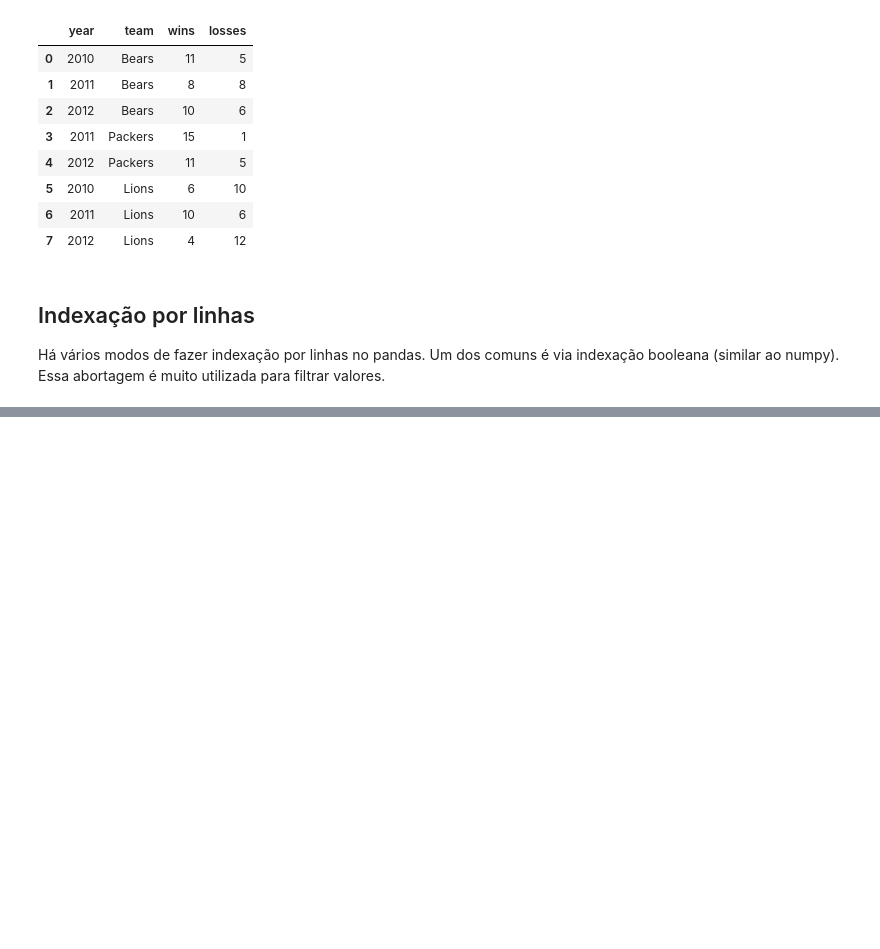
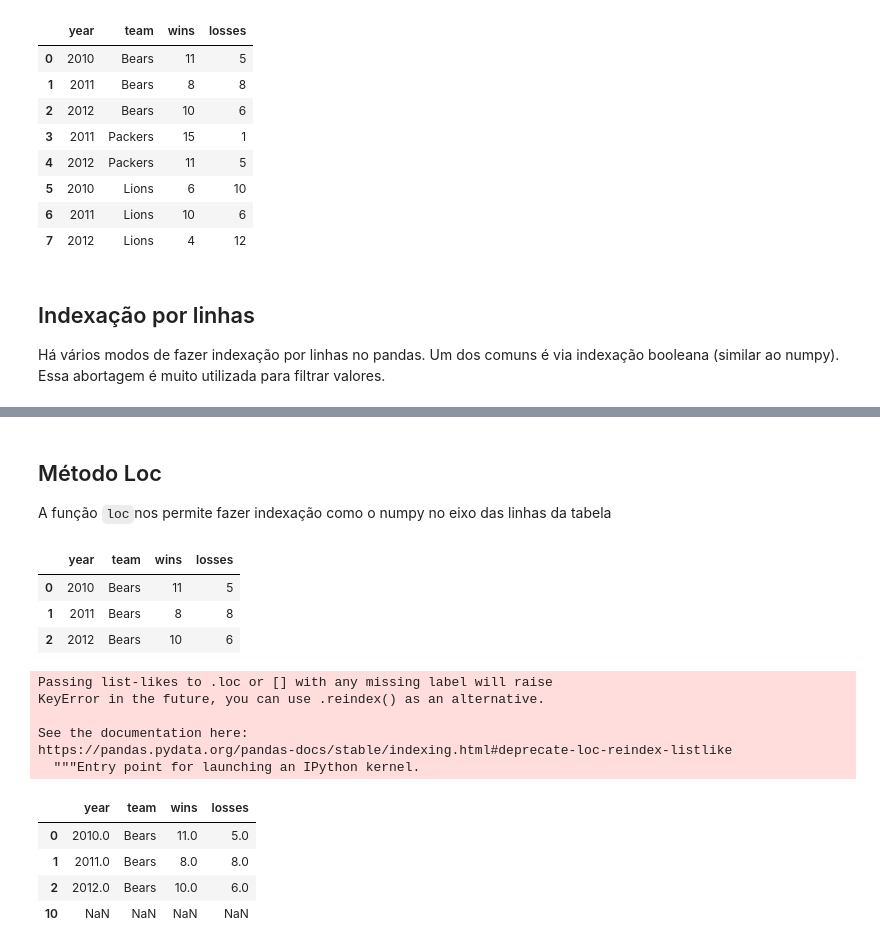
Before and after one commit to joaohena/posgraducao, a Jupyter notebook: Introducao-linguagem-estatisticas/PandasIndexacao.ipynb, the cells around one changed output, grey strips where cells are left out. Drawn from its saved outputs; the diff is of its cells as text; code cells hidden in the pictures; blank space fills up the shorter version.

```diff
--- a/Introducao-linguagem-estatisticas/PandasIndexacao.ipynb
+++ b/Introducao-linguagem-estatisticas/PandasIndexacao.ipynb
@@ -128,0 +223,24 @@ Há vários modos de fazer indexação por linhas no pandas. Um dos comuns é vi
+# %% [markdown]
+## Método Loc
+A função `loc`nos permite fazer indexação como o numpy no eixo das linhas da tabela
+# %%
+df.loc[[0, 1, 2]]
+# %% [output]
+|  | year | team | wins | losses |
+| 0 | 2010 | Bears | 11 | 5 |
+| 1 | 2011 | Bears | 8 | 8 |
+| 2 | 2012 | Bears | 10 | 6 |
+# %%
+df.loc[[0, 1, 2, 10]] # erro na execução por não ter a linha 10
+# %% [output]
+Passing list-likes to .loc or [] with any missing label will raise
+KeyError in the future, you can use .reindex() as an alternative.
+
+See the documentation here:
+https://pandas.pydata.org/pandas-docs/stable/indexing.html#deprecate-loc-reindex-listlike
+  """Entry point for launching an IPython kernel.
+|  | year | team | wins | losses |
+| 0 | 2010.0 | Bears | 11.0 | 5.0 |
+| 1 | 2011.0 | Bears | 8.0 | 8.0 |
+| 2 | 2012.0 | Bears | 10.0 | 6.0 |
+| 10 | NaN | NaN | NaN | NaN |
```
Also changed, not shown: parts of 22 cells of this notebook.
